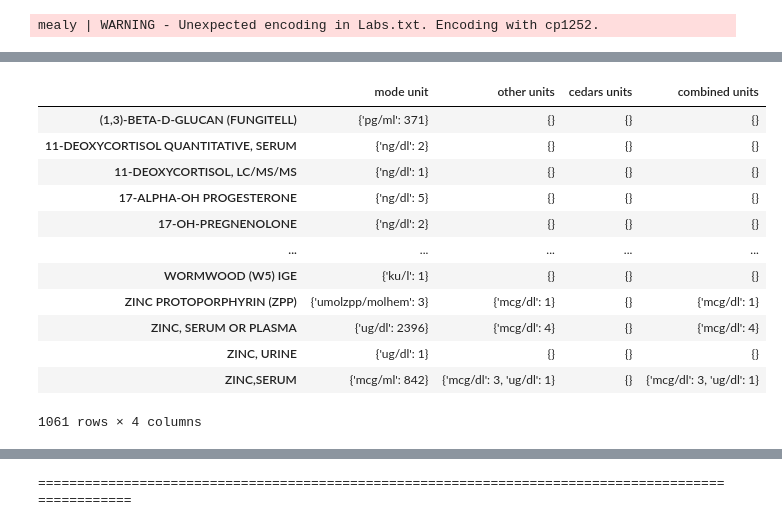
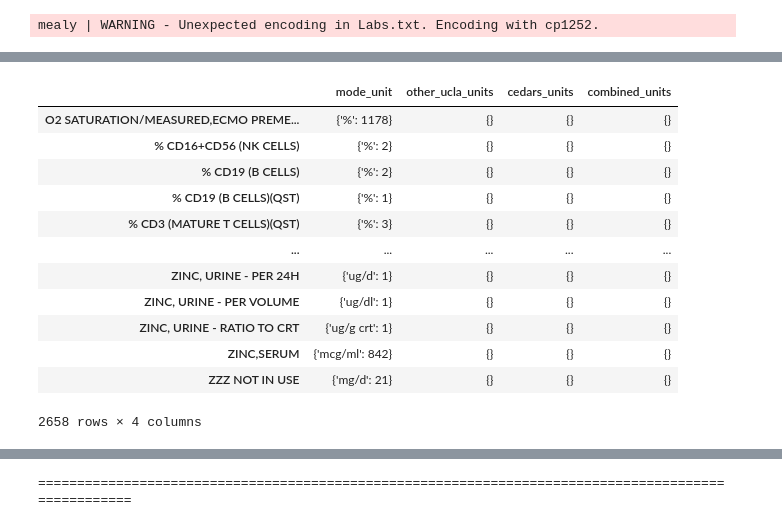
Before and after one commit to uclamii/CRRT, a Jupyter notebook: notebooks/unit_alignment.ipynb, the cells around one changed output, grey strips where cells are left out. Drawn from its saved outputs; the diff is of its cells as text; code cells hidden in the pictures.

```diff
--- a/notebooks/unit_alignment.ipynb
+++ b/notebooks/unit_alignment.ipynb
@@ -57,22 +62,27 @@ cedars_df[cedars_df["MEAS_NAME"].str.lower().str.contains("weight")]
 # Labs
 # %%
 from data.longitudinal_features import map_labs
+
 labs = "Labs.txt"
 
 crrt_df = read_files_and_combine([labs], args.ucla_crrt_data_dir)
 ctrl_df = read_files_and_combine([labs], args.ucla_control_data_dir)
-cedars_df = read_files_and_combine([labs], args.cedars_crrt_data_dir).rename({"RESULT": "RESULTS", "NAME": "COMPONENT_NAME"}, axis=1)
+cedars_df = read_files_and_combine([labs], args.cedars_crrt_data_dir).rename(
+    {"RESULT": "RESULTS", "NAME": "COMPONENT_NAME"}, axis=1
+)
 cedars_df = map_labs(cedars_df, args.cedars_crrt_data_dir)
 # %% [output]
 mealy | WARNING - Unexpected encoding in Labs.txt. Encoding with cp1252.
 # %%
-ucla_units = crrt_df.groupby("DESCRIPTION")["REFERENCE_UNIT"]
+# ucla_units = crrt_df.groupby("DESCRIPTION")["REFERENCE_UNIT"]
+ucla_units = crrt_df.groupby("COMPONENT_NAME")["REFERENCE_UNIT"]
 cedars_units = cedars_df.groupby("COMPONENT_NAME")["REFERENCE_UNIT"]
 # %%
 def del_key(key, d: dict) -> dict:
     if d:
         d.pop(key, None)
     return d
+
 
 def units_per_lab(group: pd.Series) -> bool:
     # a = group.dropna().str.lower()
@@ -81,11 +91,16 @@ def units_per_lab(group: pd.Series) -> bool:
         # mode = a.mode().values[0]
         mode = a.idxmax()
         mode_count = a[mode]
-        if (a.iloc[0]  == a).all():
-            return {"mode unit": {mode: mode_count}, "other units": {}}
+        if (a.iloc[0] == a).all():
+            return {"mode_unit": {mode: mode_count}, "other_ucla_units": {}}
         else:
-            return {"mode unit": {mode: mode_count}, "other units": del_key(mode, a.to_dict())}
+            return {
+                "mode_unit": {mode: mode_count},
+                "other_ucla_units": del_key(mode, a.to_dict()),
+            }
     return None
+
+
 ucla_unmatched_internal = pd.DataFrame(ucla_units.agg(units_per_lab).to_dict()).T
 ucla_unmatched_internal
 # %% [output]
@@ -107,5 +122,8 @@ ucla_unmatched_internal
 #     lambda group: set(group.dropna().str.lower()) if not group.isna().all() else set()
 # ).rename("cedars units")
 cedars_unit_counts = cedars_units.agg(
-    lambda group:  group.dropna().str.lower().value_counts().to_dict() if not group.isna().all() else {}
-).rename("cedars units")
+    lambda group: group.dropna().str.lower().value_counts().to_dict()
+    if not group.isna().all()
+    else {}
+).rename("cedars_units")
+cedars_unit_counts
@@ -112,34 +144,41 @@ cedars_unit_counts = cedars_units.agg(
 # %%
 combined = (
-    ucla_unmatched_internal.dropna(subset="other units")
+    ucla_unmatched_internal.dropna(subset="other_ucla_units")
     .join(cedars_unit_counts)
-    .replace({"cedars units": {np.nan: {}}})
+    .replace({"cedars_units": {np.nan: {}}})
 )
-combined["combined units"] = pd.Series(
+combined["cedars_units"] = combined.apply(
+    lambda row: del_key(next(iter(row["mode_unit"])), row["cedars_units"]), axis=1
+)
+combined["combined_units"] = pd.Series(
     [
         # set1.union(set2) - {mode}
-        del_key(next(iter(mode)), {**set1, **set2})
+        # sum the counts
+        # https://stackoverflow.com/a/10461916/1888794
+        del_key(next(iter(mode)), {k: set1.get(k, 0) + set2.get(k, 0) for k in set(set1) | set(set2)})
         for set1, set2, mode in zip(
-            combined["other units"], combined["cedars units"], combined["mode unit"]
+            combined["other_ucla_units"],
+            combined["cedars_units"],
+            combined["mode_unit"],
         )
     ],
     index=combined.index,
 )
 combined
 # %% [output]
-|  | mode unit | other units | cedars units | combined units |
-| (1,3)-BETA-D-GLUCAN (FUNGITELL) | {'pg/ml': 371} | {} | {} | {} |
-| 11-DEOXYCORTISOL QUANTITATIVE, SERUM | {'ng/dl': 2} | {} | {} | {} |
-| 11-DEOXYCORTISOL, LC/MS/MS | {'ng/dl': 1} | {} | {} | {} |
-| 17-ALPHA-OH PROGESTERONE | {'ng/dl': 5} | {} | {} | {} |
-| 17-OH-PREGNENOLONE | {'ng/dl': 2} | {} | {} | {} |
+|  | mode_unit | other_ucla_units | cedars_units | combined_units |
+| O2 SATURATION/MEASURED,ECMO PREME... | {'%': 1178} | {} | {} | {} |
+| % CD16+CD56 (NK CELLS) | {'%': 2} | {} | {} | {} |
+| % CD19 (B CELLS) | {'%': 2} | {} | {} | {} |
+| % CD19 (B CELLS)(QST) | {'%': 1} | {} | {} | {} |
+| % CD3 (MATURE T CELLS)(QST) | {'%': 3} | {} | {} | {} |
 | ... | ... | ... | ... | ... |
-| WORMWOOD (W5) IGE | {'ku/l': 1} | {} | {} | {} |
-| ZINC PROTOPORPHYRIN (ZPP) | {'umolzpp/molhem': 3} | {'mcg/dl': 1} | {} | {'mcg/dl': 1} |
-| ZINC, SERUM OR PLASMA | {'ug/dl': 2396} | {'mcg/dl': 4} | {} | {'mcg/dl': 4} |
-| ZINC, URINE | {'ug/dl': 1} | {} | {} | {} |
-| ZINC,SERUM | {'mcg/ml': 842} | {'mcg/dl': 3, 'ug/dl': 1} | {} | {'mcg/dl': 3, 'ug/dl': 1} |
+| ZINC, URINE - PER 24H | {'ug/d': 1} | {} | {} | {} |
+| ZINC, URINE - PER VOLUME | {'ug/dl': 1} | {} | {} | {} |
+| ZINC, URINE - RATIO TO CRT | {'ug/g crt': 1} | {} | {} | {} |
+| ZINC,SERUM | {'mcg/ml': 842} | {} | {} | {} |
+| ZZZ NOT IN USE | {'mg/d': 21} | {} | {} | {} |
-1061 rows × 4 columns
+2658 rows × 4 columns
 # %%
 # Columns that are actually used by the model with different units
 import pickle
```
Also changed, not shown: parts of 18 cells of this notebook.
